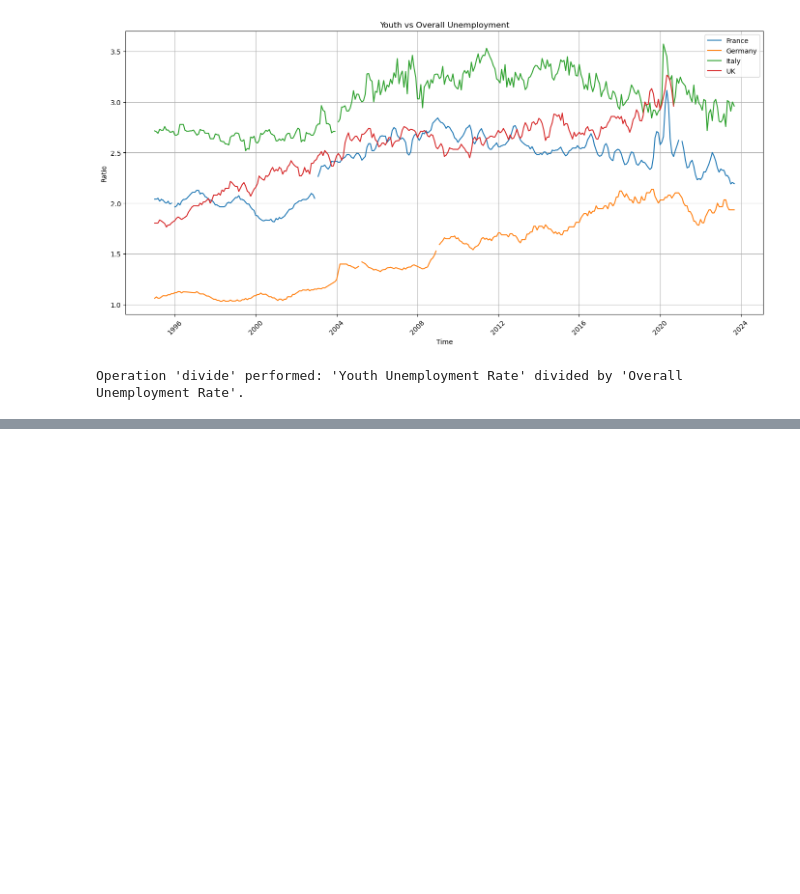
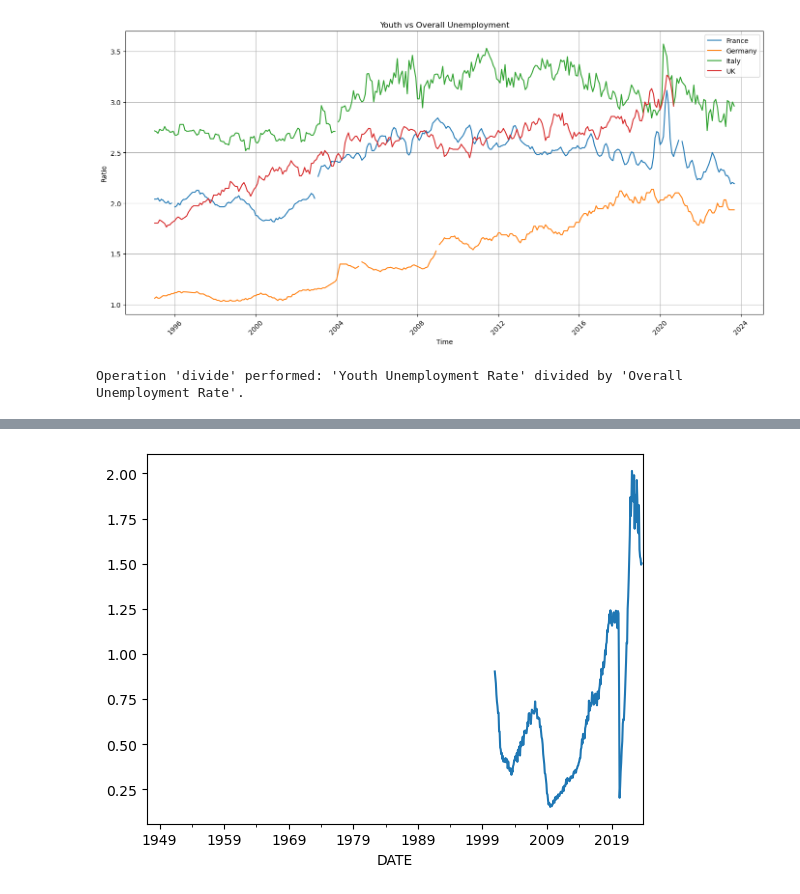
Before and after one commit to alexwellman/macrodata-wellman, a Jupyter notebook: plots.ipynb, the cells around one changed output, grey strips where cells are left out. Cells and saved outputs as stored; diff of their text form; code cells hidden in the pictures; blank space fills up the shorter version.

Commit message:
Simplify Code for Adrien

```diff
--- a/plots.ipynb
+++ b/plots.ipynb
@@ -371,0 +378,83 @@ Operation 'divide' performed: 'Youth Unemployment Rate' divided by 'Overall Unem
+# %%
+
+import os
+
+# Define the path to the target directory
+path = '/Users/awellman/Documents/GitHub/macrodata-wellman/macrodata-Adrien'
+
+# Change the current working directory to the specified path
+os.chdir(path)
+
+# Optionally, print the current working directory to confirm the change
+print("Current Working Directory: ", os.getcwd())
+
+import data_monitor_load
+
+import pandas as pd
+import numpy as np
+import matplotlib.pyplot as plt
+
+# Assuming data_monitor_load.get_fred_data and data_monitor_load.decadal_average_growth are predefined functions
+series = data_monitor_load.get_fred_data('Q', 'own_def')
+seriesm = data_monitor_load.get_fred_data('M', 'own_def')
+seriesd = data_monitor_load.get_fred_data('D', 'own_def')
+
+def get_latest_series(ser, name):
+    # Optimized function for extracting latest data points
+    latest = ser.dropna().tail(2).reset_index()
+    latest.columns = ['date', 'value']
+    latest['name'] = name
+    return latest.pivot(index='name', columns='date', values='value').rename(columns=lambda x: f'value_{x.strftime("%Y-%m-%d")}')
+
+
+def plot_latest(servals, sernames):
+    # Using list comprehension for efficiency
+    latest_series = [get_latest_series(ser, name) for ser, name in zip(servals, sernames)]
+    display(pd.concat(latest_series))
+
+
+def plot_series(series, title, start_date=None, end_date=None, recession_overlay=True, label=None):
+    # Centralized plotting function
+    series.plot(label=label)
+    yl, yh = plt.ylim()
+    if recession_overlay:
+        plt.fill_between(series.index, yl, yh, where=series['USREC'].values, color='k', alpha=0.1)
+    if start_date and end_date:
+        plt.xlim(start_date, end_date)
+    plt.title(title)
+    plt.legend() if label else None
+    plt.show()
+
+
+def calculate_growth(series, periods, annual_factor=1):
+    return 100 * np.log(series).diff(periods) * annual_factor
+
+
+# Economic Indicator Calculations
+economic_indicators = {
+    'gdppercapita': (1e6 * series['yn'] / series['pop'], 'GDP per person $'),
+    'qoqgrowth': (calculate_growth(series['y'], 1, 400), 'real GDP growth QoQ'),
+    'yoygrowth': (calculate_growth(series['y'], 4), 'real GDP growth YoY'),
+    'prodyoygrowth': (calculate_growth(series['labprod'], 4), 'labor productivity growth YoY'),
+    'nomyoygrowth': (calculate_growth(series['yn'], 4), 'nominal GDP growth YoY'),
+    'cpiinfl': (100 * seriesm['cpi'].pct_change(12), 'CPI inflation'),
+    'pceinfl': (100 * seriesm['pcedefl'].pct_change(12), 'PCE inflation')
+    # Add other indicators as needed
+}
+
+servals = [val for val, _ in economic_indicators.values()]
+sernames = [key for key, _ in economic_indicators.items()]
+
+plot_latest(servals, sernames)
+
+# Plotting Additional Series
+plot_series(seriesm['jobopenings'] / seriesm['ulevel'], 'Vacancy/unemployment ratio', '2000-01-01', '2022-12-01')
+plot_series(series['labprod'], 'Labor productivity')
+
+# Decadal Average Growth
+data_monitor_load.decadal_average_growth(series['labprod'], dec=True)
+
+# Plotting Wage Inflation and Employment Cost Index
+plot_series(seriesm['w_ces'], 'Wage inflation (CES AHE)', '2000-01-01', '2023-01-01', label='Wage inflation (CES AHE)')
+plot_series(series['eci'], 'Employment cost index', '2000-01-01', '2023-01-01', label='Employment cost index', recession_overlay=False)
+# %% [output]
@@ -371,0 +472 @@ Operation 'divide' performed: 'Youth Unemployment Rate' divided by 'Overall Unem
+[figure, added]
```
Also changed, not shown: parts of 7 cells of this notebook, 16 other files.
